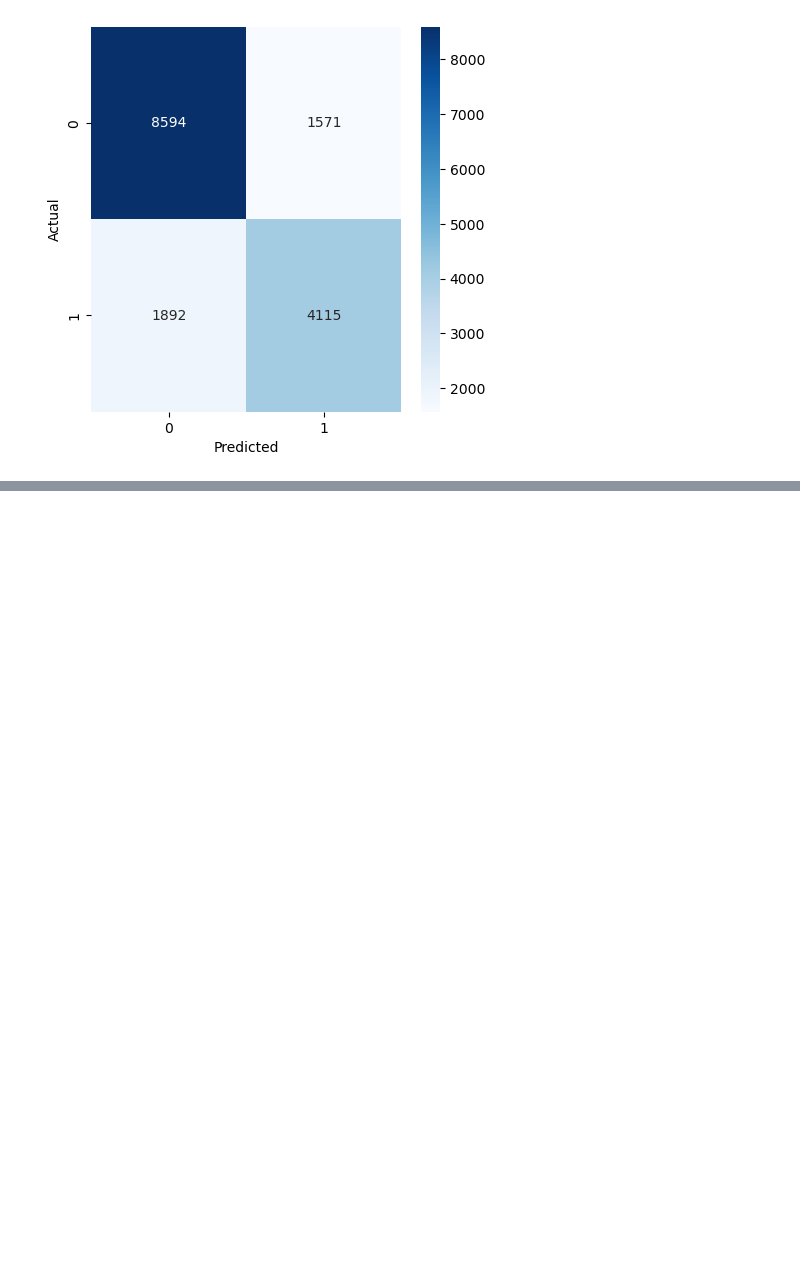
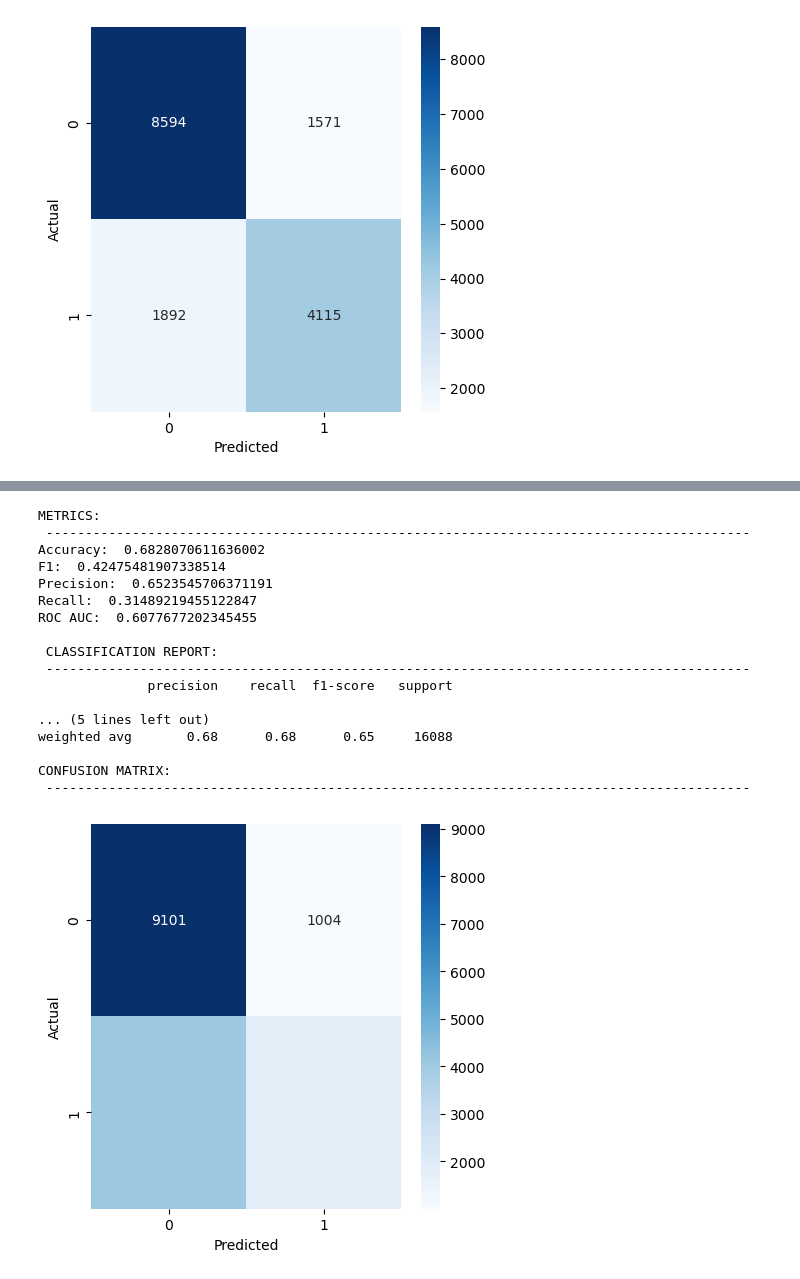
Before and after one commit to ClaudiaValverde/quora-challenge, a Jupyter notebook: reproduce_results.ipynb, the cells around one changed output, grey strips where cells are left out. Drawn from its saved outputs; the diff is of its cells as text; code cells hidden in the pictures; blank space fills up the shorter version.

```diff
--- a/reproduce_results.ipynb
+++ b/reproduce_results.ipynb
@@ -220,0 +290,22 @@ CONFUSION MATRIX:
+# %%
+# test results
+test_metrics3 = evaluate_model(X_te_w2v,y_te_w2v, model=logistic3, display=True)
+# %% [output]
+METRICS:
+ ------------------------------------------------------------------------------------------
+Accuracy:  0.6828070611636002
+F1:  0.42475481907338514
+Precision:  0.6523545706371191
+Recall:  0.31489219455122847
+ROC AUC:  0.6077677202345455
+
+ CLASSIFICATION REPORT:
+ ------------------------------------------------------------------------------------------
+              precision    recall  f1-score   support
+
+... (5 lines left out)
+weighted avg       0.68      0.68      0.65     16088
+
+CONFUSION MATRIX:
+ ------------------------------------------------------------------------------------------
+[figure, added]
```
Also changed, not shown: parts of 5 cells of this notebook.
